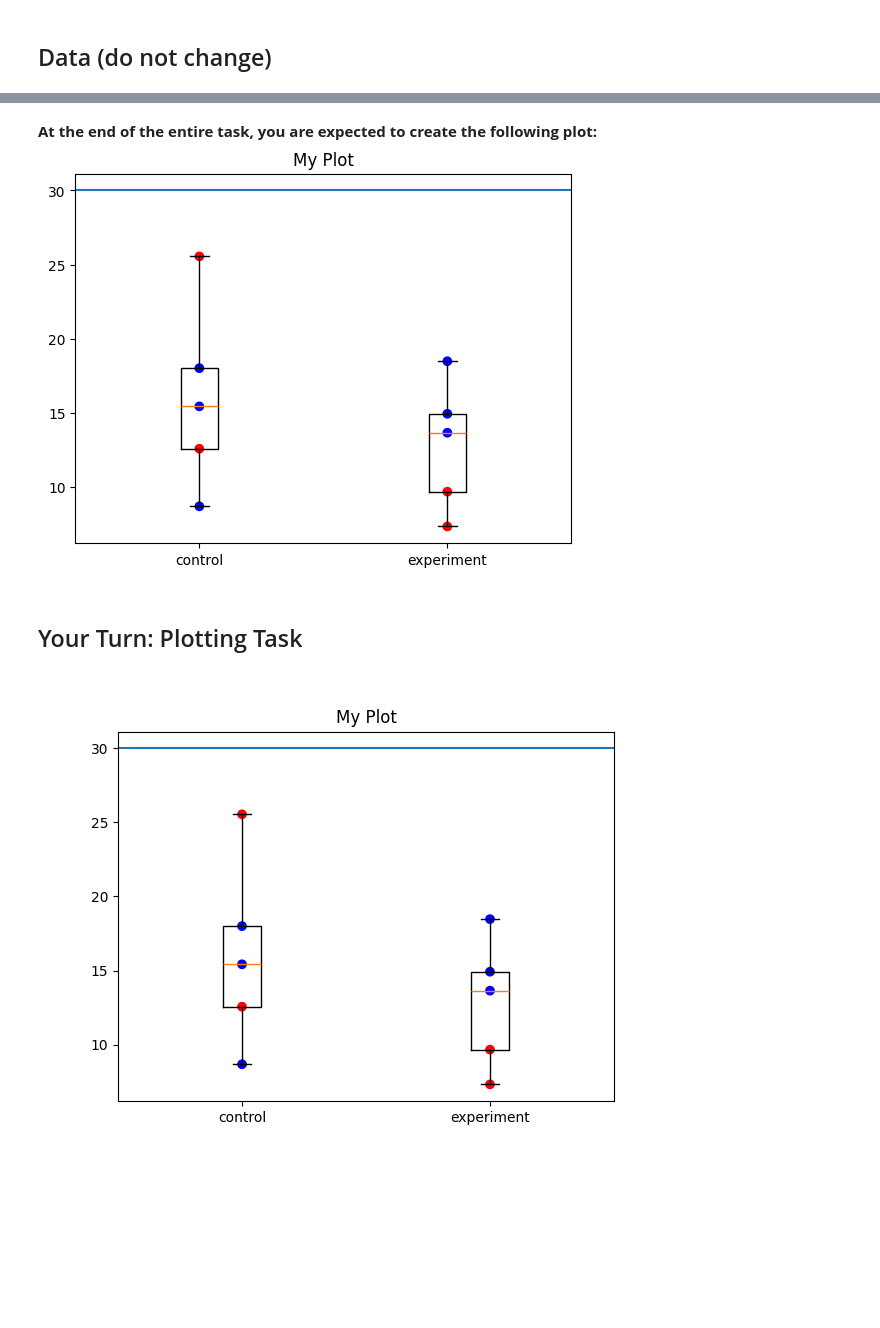
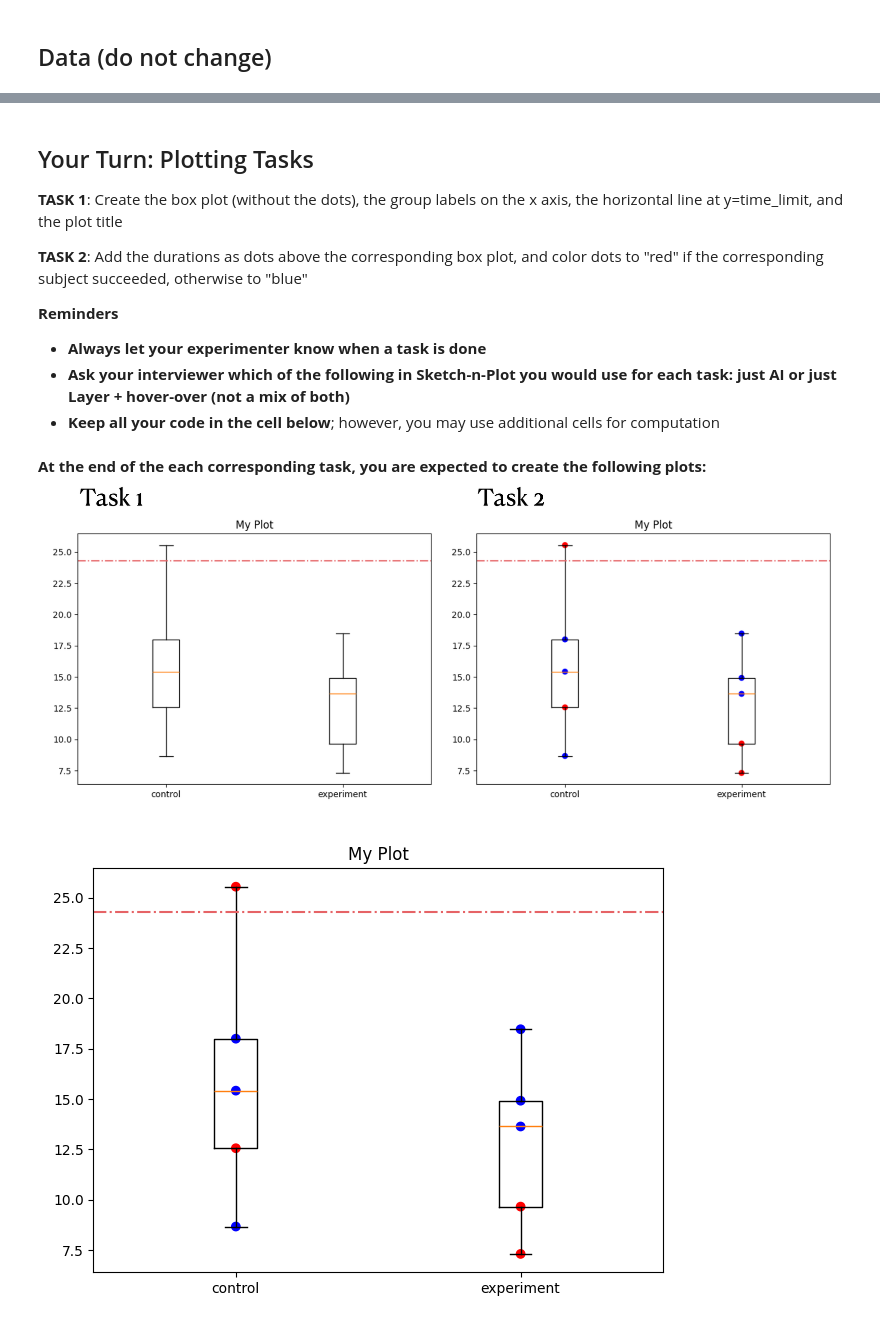
Before and after one commit to brianhempel/plottery, a Jupyter notebook: user-study-tasks/Boxplot-sol.ipynb, the cells around one changed output, grey strips where cells are left out. Saved outputs shown, nothing was run; the diff lists cells and outputs as text; code cells hidden in the pictures; blank space fills up the shorter version.

Commit message:
tasks updated

```diff
--- a/user-study-tasks/Boxplot-sol.ipynb
+++ b/user-study-tasks/Boxplot-sol.ipynb
@@ -33,33 +33,31 @@ time_limit = 30
+# %% [markdown]
+## Your Turn: Plotting Tasks
+**TASK 1**: Create the box plot (without the dots), the group labels on the x axis, the horizontal line at y=time_limit, and the plot title
+
+**TASK 2**: Add the durations as dots above the corresponding box plot, and color dots to "red" if the corresponding subject succeeded, otherwise to "blue"
+
+**Reminders**
+- **Always let your experimenter know when a task is done**
+- **Ask your interviewer which of the following in Sketch-n-Plot you would use for each task: just AI or just Layer + hover-over (not a mix of both)**
+- **Keep all your code in the cell below**; however, you may use additional cells for computation
 # %% [markdown]
-**At the end of the entire task, you are expected to create the following plot:**
-![image.png](attachment:image.png)
+**At the end of the each corresponding task, you are expected to create the following plots:**
+![image-3.png](attachment:image-3.png)
-# %% [markdown]
-## Your Turn: Plotting Task
 # %%
-fig, ax = plt.subplots(layout='tight')
-### DO NOT CHANGE THE LINE ABOVE
-
-### TASK 1:
-# - Create a box plot of `durations` by `groups`
-# - Show the group labels on the x axis
-# - Add a horizontal line at y=time_limit, and
-# - Set the title to "My Plot"
+fig = plt.figure(layout='tight')
+ax = fig.add_subplot(1, 1, 1)
+# DO NOT CHANGE THE LINES ABOVE
 
 ax.boxplot(durations, labels=groups)
-ax.axhline(y=time_limit)
+ax.axhline(y=time_limit + -5.7, color=(0.90, 0.39, 0.40), linestyle='-.')
 ax.set_title('My Plot')
-
-
-### TASK 2:
-# - Add the raw data of `durations` as dots on top of the corresponding box plot
-# - Set the color of a dot to "red" if the corresponding subject succeeded, otherwise to "blue"
 
 ax.scatter([1 for i in durations[0]], durations[0], c=['red' if i == 0 else 'blue' for i in success[0]])
 ax.scatter([2 for i in durations[1]], durations[1], color=['red' if i == 0 else 'blue' for i in success[1]])
 
 
-### DO NOT CHANGE THE LINES BELOW
+# DO NOT CHANGE THE LINES BELOW
 snp = SNP(fig, locals(), cell_lineno, provenance_is_off_by_n_lines, notebook_code_through_cell)
 snp
 # %% [output]
-[figure, old version]
+[figure, new version]
```
Also changed, not shown: parts of 3 cells of this notebook, 2 other files.
